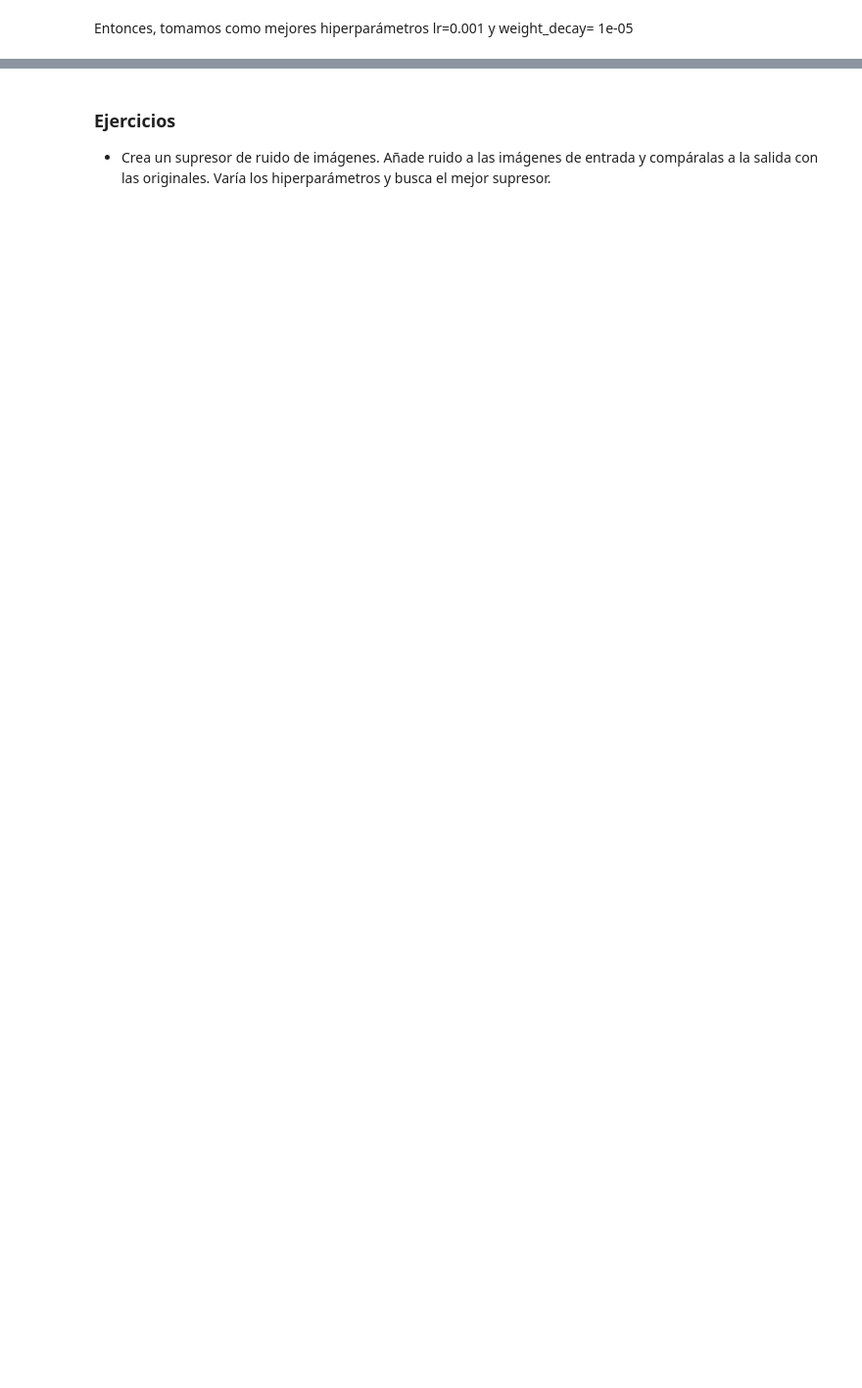
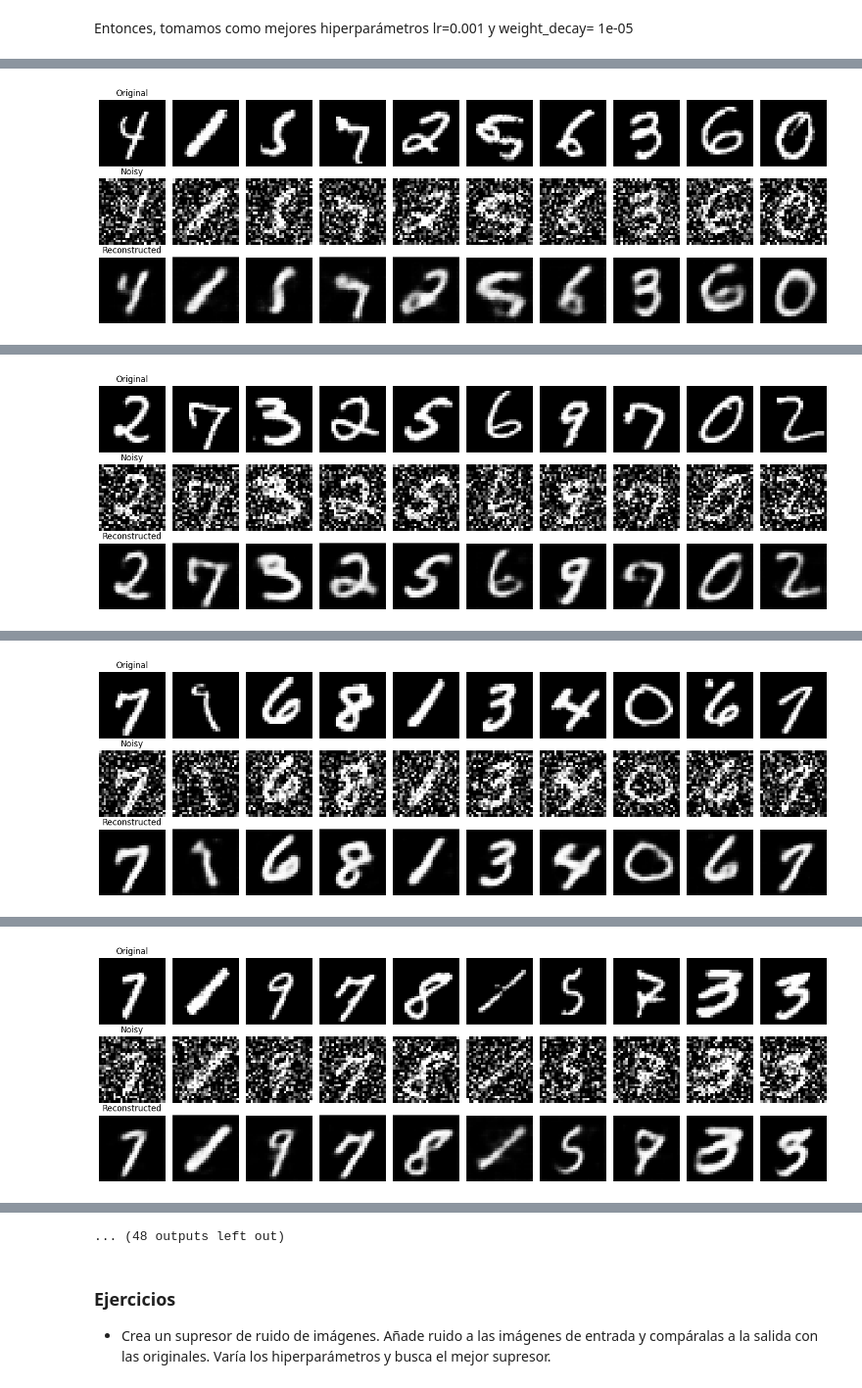
Before and after one commit to lunahernandez/Autoencoders, a Jupyter notebook: nb-07-Autoencoder.ipynb, the cells around one changed output, grey strips where cells are left out. Shown at 98% size. Drawn from its saved outputs; the diff is of its cells as text; code cells hidden in the pictures; blank space fills up the shorter version.

Commit message:
Ruido hecho + TODO resize

```diff
--- a/nb-07-Autoencoder.ipynb
+++ b/nb-07-Autoencoder.ipynb
@@ -313,7 +325,7 @@ for i, img in enumerate(images[:9]):
 - Crea un supresor de ruido de imágenes. Añade ruido a las imágenes de entrada y compáralas a la salida con las originales. Varía los hiperparámetros y busca el mejor supresor.
 # %%
 def add_noise(images, noise_factor=0.5):
-    noisy_images = images + noise_factor * torch.randn_like(images)
+    noisy_images = images + noise_factor * torch.randn_like(images).to(images.device)
     noisy_images = torch.clamp(noisy_images, 0., 1.)
     return noisy_images
 # %% [markdown]
@@ -403,2 +431,74 @@ for noise_factor, params in best_params_per_noise.items():
 # %% [markdown]
 Entonces, tomamos como mejores hiperparámetros lr=0.001 y weight_decay= 1e-05
+# %%
+model = Autoencoder().to(device)
+#model = Autoencoder_Linear()
+
+lr = 0.001
+wd = 1e-5
+for noise_factor in [0.5, 0.7, 0.9]:
+
+  print(f"Training with lr={lr}, noise_factor={noise_factor}, weight_decay={wd}")
+
+  # Crear modelo y moverlo a la GPU
+  model = Autoencoder().to(device)
+  criterion = nn.MSELoss()
+  optimizer = torch.optim.Adam(model.parameters(), lr=lr, weight_decay=wd)
+
+  # Entrenamiento
+  for epoch in range(num_epochs):
+      epoch_loss = 0
+      for batch_idx, (img, _) in enumerate(data_loader):
+          img = img.to(device)  # Mover imágenes a la GPU
+          noisy_image = add_noise(img, noise_factor=noise_factor)  # Agregar ruido
+          noisy_image = noisy_image.to(device)  # Asegurar que las imágenes ruidosas también estén en GPU
+
+          recon = model(noisy_image)  # Reconstrucción
+          loss = criterion(recon, img)  # Cálculo de la pérdida
+
+          optimizer.zero_grad()
+          loss.backward()
+          optimizer.step()
+
+          epoch_loss += loss.item()
+
+      epoch_loss /= len(data_loader)  # Promedio por batch
+      print(f"Epoch {epoch+1}/{num_epochs}, Loss: {epoch_loss:.4f}")
+
+      # Visualización de imágenes después de cada época
+      with torch.no_grad():
+          # Tomar un batch para mostrar imágenes
+          img, _ = next(iter(data_loader))
+          img = img.to(device)
+          noisy_image = add_noise(img, noise_factor=noise_factor).to(device)
+          recon = model(noisy_image)
+
+          # Mover datos a CPU para visualización
+          img = img.cpu()
+          noisy_image = noisy_image.cpu()
+          recon = recon.cpu()
+
+          # Mostrar imágenes
+          fig, axes = plt.subplots(3, 10, figsize=(15, 5))
+          for i in range(10):  # Mostrar las primeras 10 imágenes del batch
+              # Imagen original
+              axes[0, i].imshow(img[i].squeeze(), cmap='gray')
+              axes[0, i].axis('off')
+              if i == 0:
+                  axes[0, i].set_title("Original")
+
+              # Imagen con ruido
+              axes[1, i].imshow(noisy_image[i].squeeze(), cmap='gray')
+              axes[1, i].axis('off')
+              if i == 0:
+                  axes[1, i].set_title("Noisy")
+
+              # Imagen reconstruida
+              axes[2, i].imshow(recon[i].squeeze(), cmap='gray')
+              axes[2, i].axis('off')
+              if i == 0:
+                  axes[2, i].set_title("Reconstructed")
+
+          plt.tight_layout()
+          plt.show()
+# %% [output]
@@ -404,0 +507 @@ Entonces, tomamos como mejores hiperparámetros lr=0.001 y weight_decay= 1e-05
+[figure, added]
@@ -404,0 +509 @@ Entonces, tomamos como mejores hiperparámetros lr=0.001 y weight_decay= 1e-05
+[figure, added]
@@ -404,0 +511 @@ Entonces, tomamos como mejores hiperparámetros lr=0.001 y weight_decay= 1e-05
+[figure, added]
@@ -404,0 +513 @@ Entonces, tomamos como mejores hiperparámetros lr=0.001 y weight_decay= 1e-05
+[figure, added]
@@ -405,3 +518,4 @@ Entonces, tomamos como mejores hiperparámetros lr=0.001 y weight_decay= 1e-05
+... (48 outputs left out)
 # %% [markdown]
 ### Ejercicios
 
```
Also changed, not shown: parts of 10 cells of this notebook.
